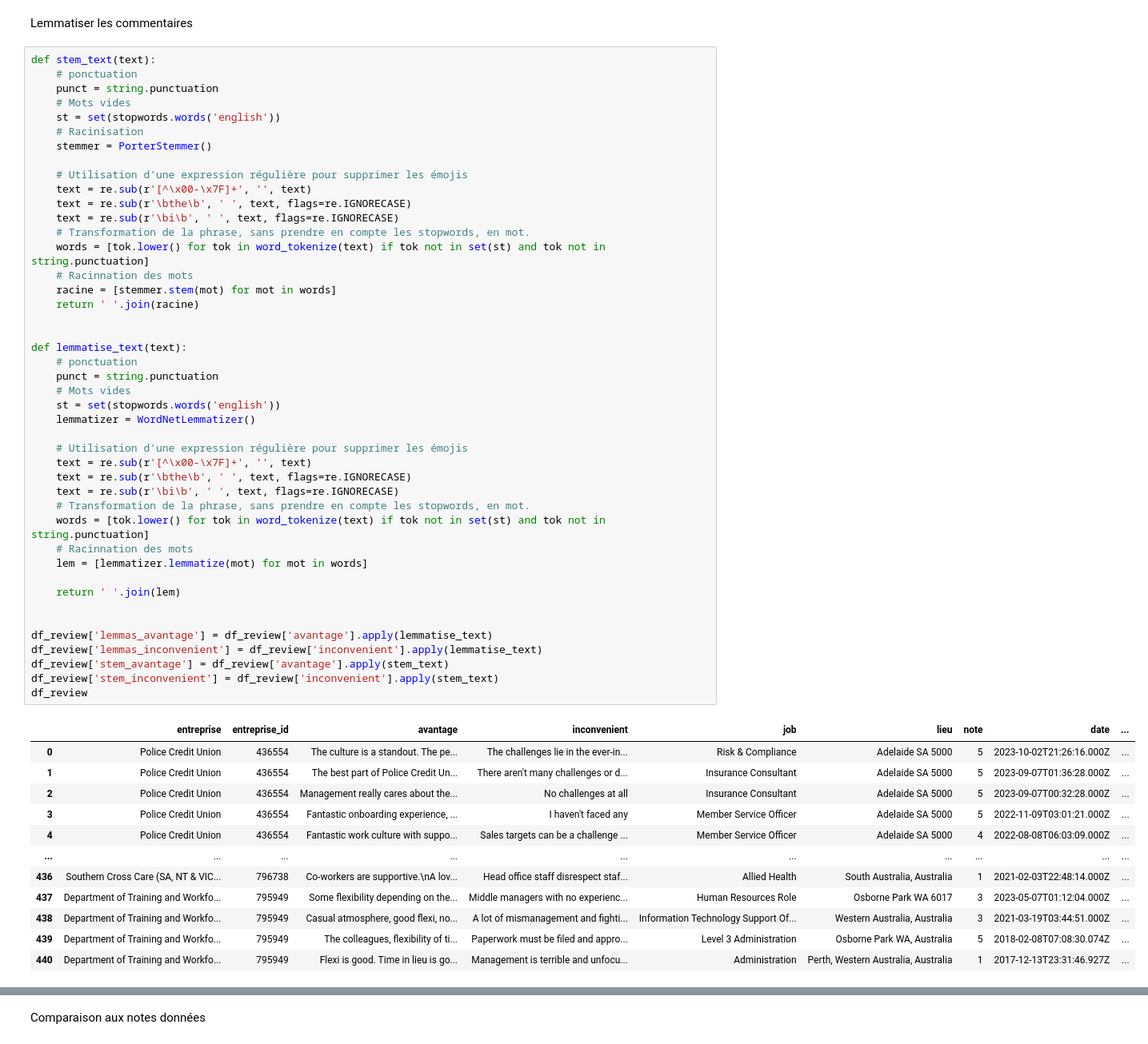
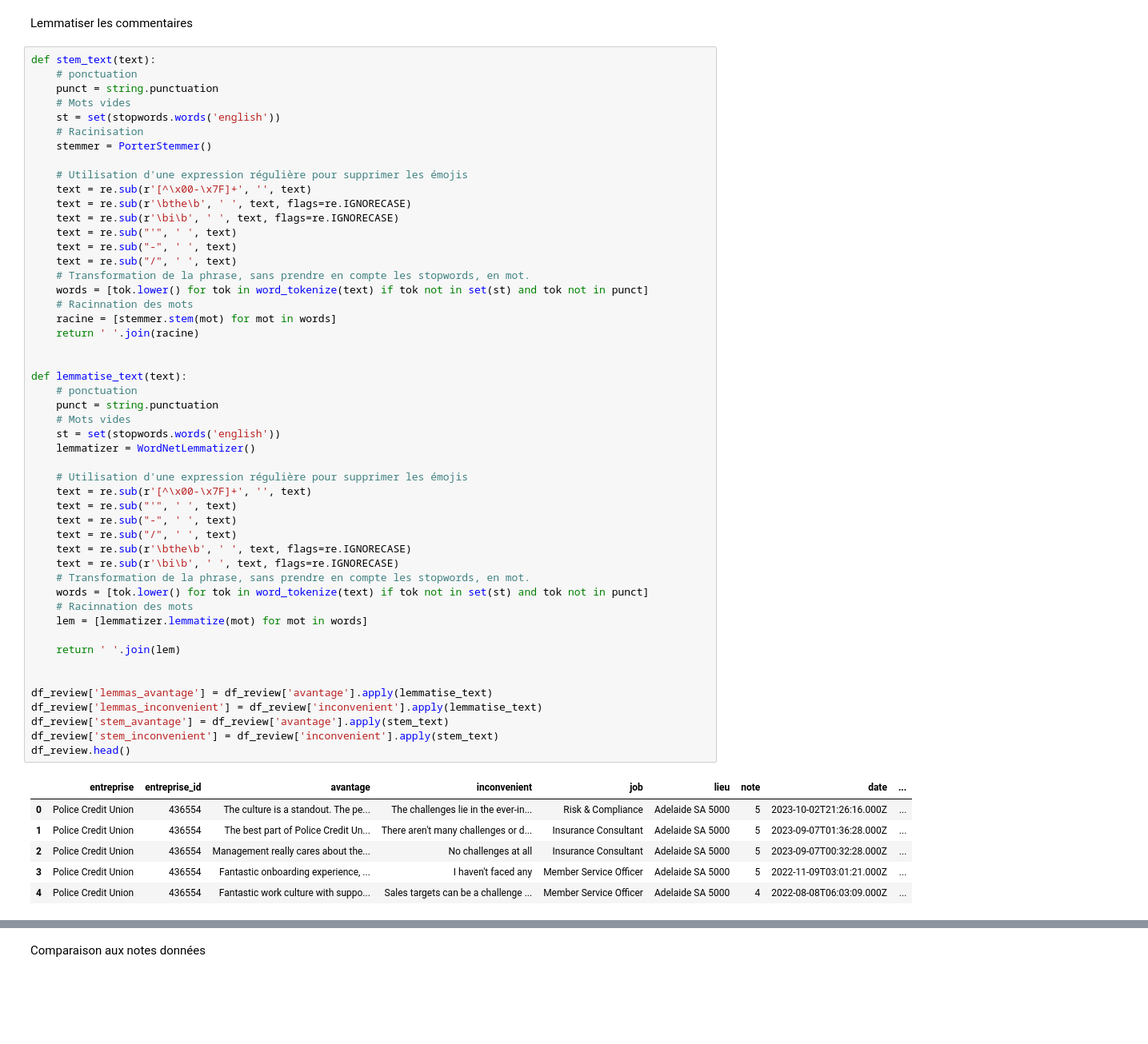
Before and after one commit to fmezirard/TAL, a Jupyter notebook: TraitementReview.ipynb, the cells around one changed output, grey strips where cells are left out. Shown at 80% size. Drawn from its saved outputs; the diff is of its cells as text; blank space fills up the shorter version.

```diff
--- a/TraitementReview.ipynb
+++ b/TraitementReview.ipynb
@@ -54,8 +44,11 @@ def stem_text(text):
     text = re.sub(r'[^\x00-\x7F]+', '', text)
     text = re.sub(r'\bthe\b', ' ', text, flags=re.IGNORECASE)
     text = re.sub(r'\bi\b', ' ', text, flags=re.IGNORECASE)
+    text = re.sub("'", ' ', text)
+    text = re.sub("-", ' ', text)
+    text = re.sub("/", ' ', text)
     # Transformation de la phrase, sans prendre en compte les stopwords, en mot.
-    words = [tok.lower() for tok in word_tokenize(text) if tok not in set(st) and tok not in string.punctuation]
+    words = [tok.lower() for tok in word_tokenize(text) if tok not in set(st) and tok not in punct]
     # Racinnation des mots
     racine = [stemmer.stem(mot) for mot in words]
     return ' '.join(racine)
@@ -63,38 +56,35 @@ def stem_text(text):
 
 def lemmatise_text(text):
     # ponctuation
     punct = string.punctuation
     # Mots vides
     st = set(stopwords.words('english'))
     lemmatizer = WordNetLemmatizer()
 
     # Utilisation d'une expression régulière pour supprimer les émojis
     text = re.sub(r'[^\x00-\x7F]+', '', text)
+    text = re.sub("'", ' ', text)
+    text = re.sub("-", ' ', text)
+    text = re.sub("/", ' ', text)
     text = re.sub(r'\bthe\b', ' ', text, flags=re.IGNORECASE)
     text = re.sub(r'\bi\b', ' ', text, flags=re.IGNORECASE)
     # Transformation de la phrase, sans prendre en compte les stopwords, en mot.
-    words = [tok.lower() for tok in word_tokenize(text) if tok not in set(st) and tok not in string.punctuation]
+    words = [tok.lower() for tok in word_tokenize(text) if tok not in set(st) and tok not in punct]
     # Racinnation des mots
     lem = [lemmatizer.lemmatize(mot) for mot in words]
 
     return ' '.join(lem)
 
 
 df_review['lemmas_avantage'] = df_review['avantage'].apply(lemmatise_text)
 df_review['lemmas_inconvenient'] = df_review['inconvenient'].apply(lemmatise_text)
 df_review['stem_avantage'] = df_review['avantage'].apply(stem_text)
 df_review['stem_inconvenient'] = df_review['inconvenient'].apply(stem_text)
-df_review
+df_review.head()
 # %% [output]
 |  | entreprise | entreprise_id | avantage | inconvenient | job | lieu | note | date | ... |
 | 0 | Police Credit Union | 436554 | The culture is a standout. The pe... | The challenges lie in the ever-in... | Risk & Compliance | Adelaide SA 5000 | 5 | 2023-10-02T21:26:16.000Z | ... |
 | 1 | Police Credit Union | 436554 | The best part of Police Credit Un... | There aren't many challenges or d... | Insurance Consultant | Adelaide SA 5000 | 5 | 2023-09-07T01:36:28.000Z | ... |
 | 2 | Police Credit Union | 436554 | Management really cares about the... | No challenges at all | Insurance Consultant | Adelaide SA 5000 | 5 | 2023-09-07T00:32:28.000Z | ... |
 | 3 | Police Credit Union | 436554 | Fantastic onboarding experience, ... | I haven't faced any | Member Service Officer | Adelaide SA 5000 | 5 | 2022-11-09T03:01:21.000Z | ... |
 | 4 | Police Credit Union | 436554 | Fantastic work culture with suppo... | Sales targets can be a challenge ... | Member Service Officer | Adelaide SA 5000 | 4 | 2022-08-08T06:03:09.000Z | ... |
-| ... | ... | ... | ... | ... | ... | ... | ... | ... | ... |
-| 436 | Southern Cross Care (SA, NT & VIC... | 796738 | Co-workers are supportive.\nA lov... | Head office staff disrespect staf... | Allied Health | South Australia, Australia | 1 | 2021-02-03T22:48:14.000Z | ... |
-| 437 | Department of Training and Workfo... | 795949 | Some flexibility depending on the... | Middle managers with no experienc... | Human Resources Role | Osborne Park WA 6017 | 3 | 2023-05-07T01:12:04.000Z | ... |
-| 438 | Department of Training and Workfo... | 795949 | Casual atmosphere, good flexi, no... | A lot of mismanagement and fighti... | Information Technology Support Of... | Western Australia, Australia | 3 | 2021-03-19T03:44:51.000Z | ... |
-| 439 | Department of Training and Workfo... | 795949 | The colleagues, flexibility of ti... | Paperwork must be filed and appro... | Level 3 Administration | Osborne Park WA, Australia | 5 | 2018-02-08T07:08:30.074Z | ... |
-| 440 | Department of Training and Workfo... | 795949 | Flexi is good. Time in lieu is go... | Management is terrible and unfocu... | Administration | Perth, Western Australia, Australia | 1 | 2017-12-13T23:31:46.927Z | ... |
```
Also changed, not shown: parts of 33 cells of this notebook, 2 other files.
